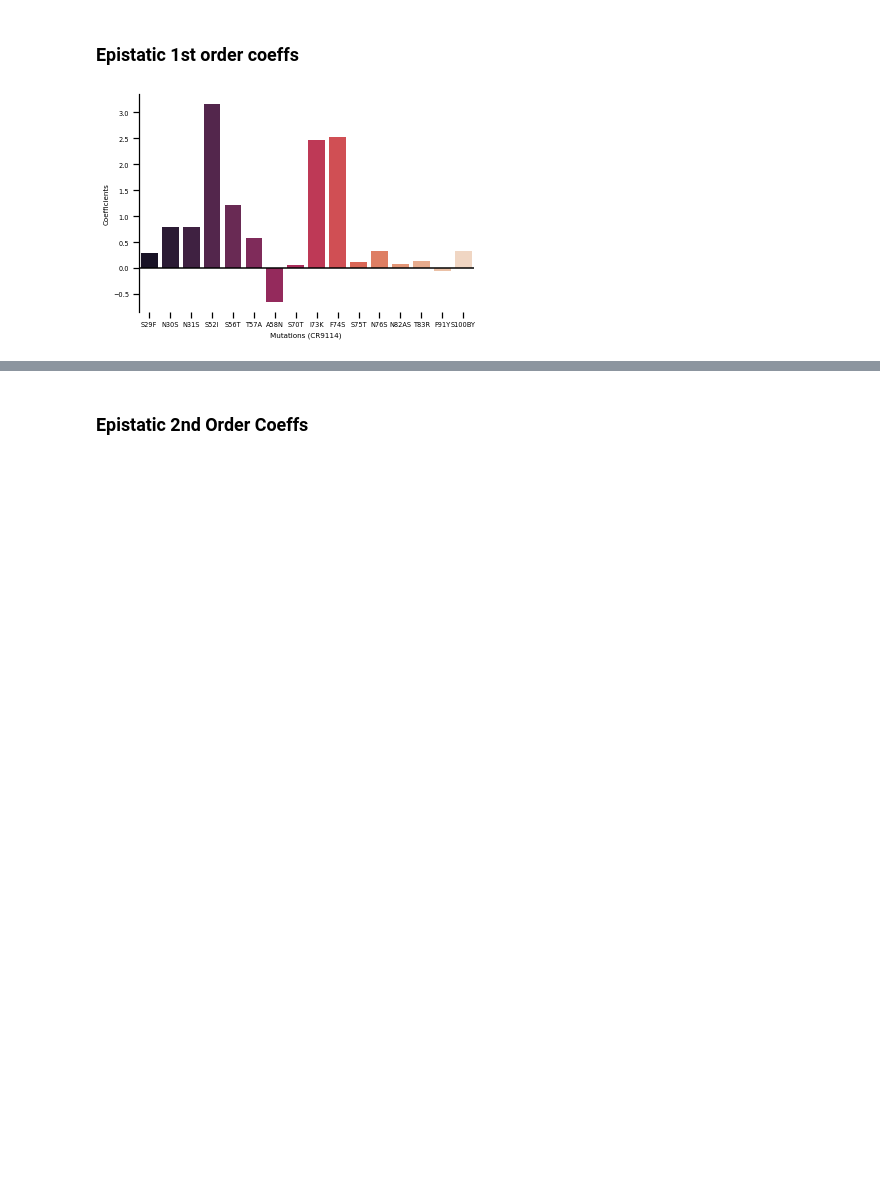
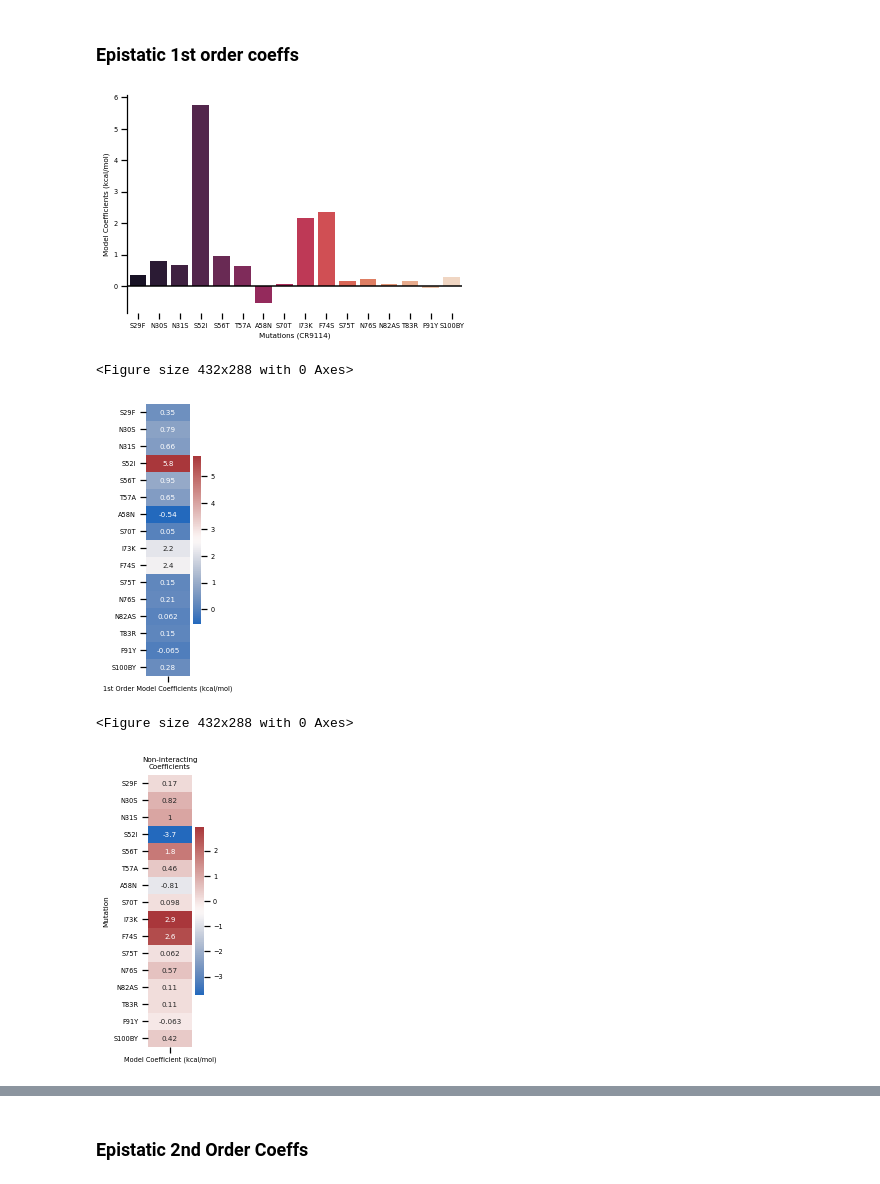
Before and after one commit to k-chrispens/rosetta-antibody-ddgs, a Jupyter notebook: stats.ipynb, the cells around one changed output, grey strips where cells are left out. Cells and saved outputs as stored; diff of their text form; code cells hidden in the pictures; blank space fills up the shorter version.

```diff
--- a/stats.ipynb
+++ b/stats.ipynb
@@ -131,35 +131,51 @@ plt.show()
 ### Epistatic 1st order coeffs
 # %%
 coeff_dict = {
-    "S29F": 0.29620232960015264,
-    "N30S": 0.7980125108028767,
-    "N31S": 0.7945511047351377,
-    "S52I": 3.1534573246328,
-    "S56T": 1.206309296497863,
-    "T57A": 0.5818191866544703,
-    "A58N": -0.6496541403257541,
-    "S70T": 0.06962278800732419,
-    "I73K": 2.4629962706463875,
-    "F74S": 2.5137817437253727,
-    "S75T": 0.12123731392549425,
-    "N76S": 0.3360267429510174,
-    "N82AS": 0.08872932391145028,
-    "T83R": 0.14462831079363442,
-    "F91Y": -0.04742070420420187,
-    "S100BY": 0.33575423269144783
+    "S29F": 0.3474748118778095,
+    "N30S": 0.7850383407363816,
+    "N31S": 0.6615118758001257,
+    "S52I": 5.751941190773612,
+    "S56T": 0.9459365035490297,
+    "T57A": 0.6456928920891415,
+    "A58N": -0.5386655036571883,
+    "S70T": 0.049680007275027735,
+    "I73K": 2.1620856562256816,
+    "F74S": 2.366870250624797,
+    "S75T": 0.1521897924114612,
+    "N76S": 0.20765234633346258,
+    "N82AS": 0.0618895688006494,
+    "T83R": 0.14655872622630178,
+    "F91Y": -0.0647305093343003,
+    "S100BY": 0.28464140588828324,
 }
 
 coeffs = pd.DataFrame({
     "Coefficients": coeff_dict.values(),
     "Mutations": coeff_dict.keys()
 })
 
 barplt = sns.barplot(x="Mutations", y="Coefficients", data=coeffs, palette="rocket")
 sns.despine(bottom=True)
 barplt.axhline(y=0, color="black")
 barplt.set_xlabel("Mutations (CR9114)")
+barplt.set_ylabel("Model Coefficients (kcal/mol)")
 plt.show()
+plt.clf()
+fig, ax = plt.subplots(figsize=(1, 5))
+coeffs = pd.DataFrame({"1st Order Model Coefficients (kcal/mol)": coeff_dict.values()}, index=coeff_dict.keys())
+heatmap = sns.heatmap(data=coeffs, cmap="vlag", annot=True)
+plt.show()
+plt.clf()
+fig, ax = plt.subplots(figsize=(1, 5))
+coeffs = pd.read_csv("./raw_datasets/9114_2order_1.csv", index_col="Mutation")
+heatmap = sns.heatmap(data=coeffs, cmap="vlag", annot=True)
+plt.title("Non-interacting\nCoefficients")
+plt.show()
 # %% [output]
-[figure, old version]
+[figure, new version]
+<Figure size 432x288 with 0 Axes>
+[figure, added]
+<Figure size 432x288 with 0 Axes>
+[figure, added]
 # %%
 coeff_dict = {
```
Also changed, not shown: parts of 3 cells of this notebook, 25 other files.
